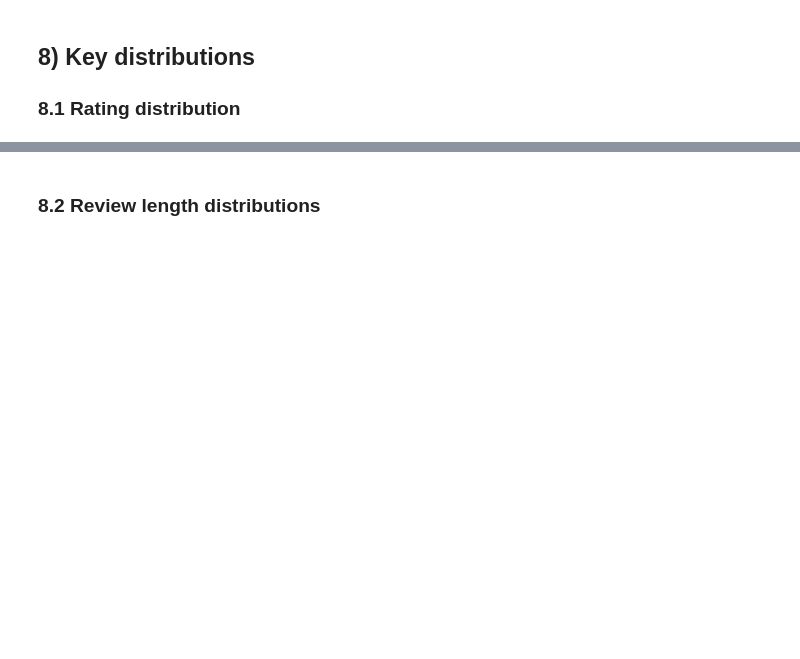
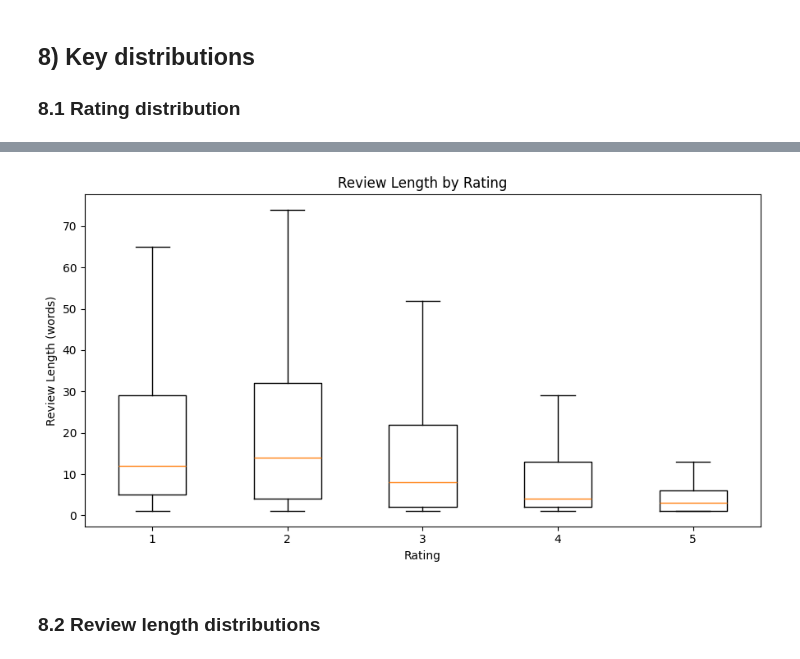
Before and after one commit to DaivdWang/Google-Play-app-review-analysis, a Jupyter notebook: notebooks/google_play_eda.ipynb, the cells around one changed output, grey strips where cells are left out. Saved outputs shown, nothing was run; the diff lists cells and outputs as text; code cells hidden in the pictures; blank space fills up the shorter version.

Commit message:
new visualization:
'

```diff
--- a/notebooks/google_play_eda.ipynb
+++ b/notebooks/google_play_eda.ipynb
@@ -301,6 +302,27 @@ save_plot(OUTPUT_DIR / "rating_distribution.png")
 | 3 | 4 | 2362 | 0.0787 |
 | 4 | 5 | 18991 | 0.6331 |
 [figure]
+# %%
+ratings_sorted = sorted(df[RATING_COL].dropna().unique())
+
+box_data = [
+    df.loc[df[RATING_COL] == r, "word_count"].dropna()
+    for r in ratings_sorted
+]
+
+plt.figure(figsize=(9, 5))
+plt.boxplot(
+    box_data,
+    labels=[str(int(r)) if float(r).is_integer() else str(r) for r in ratings_sorted],
+    showfliers=False
+)
+plt.title("Review Length by Rating")
+plt.xlabel("Rating")
+plt.ylabel("Review Length (words)")
+plt.tight_layout()
+plt.show()
+# %% [output]
+[figure, added]
 # %% [markdown]
 ### 8.2 Review length distributions
 # %%
```
Also changed, not shown: parts of 7 cells of this notebook.
